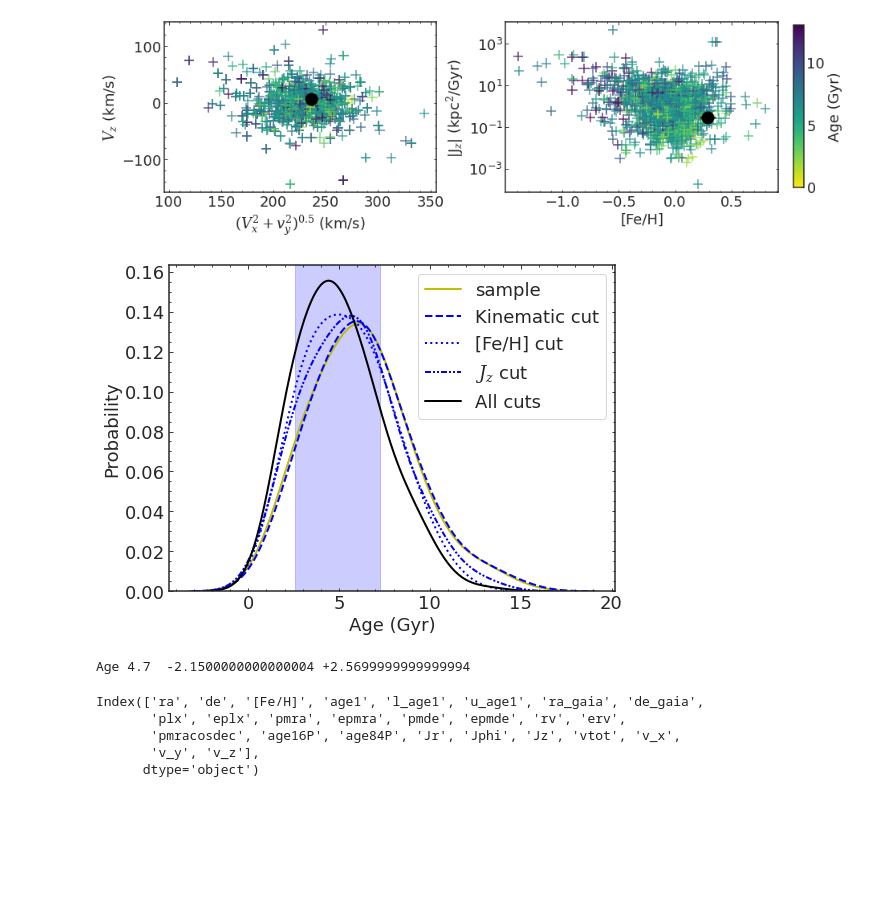
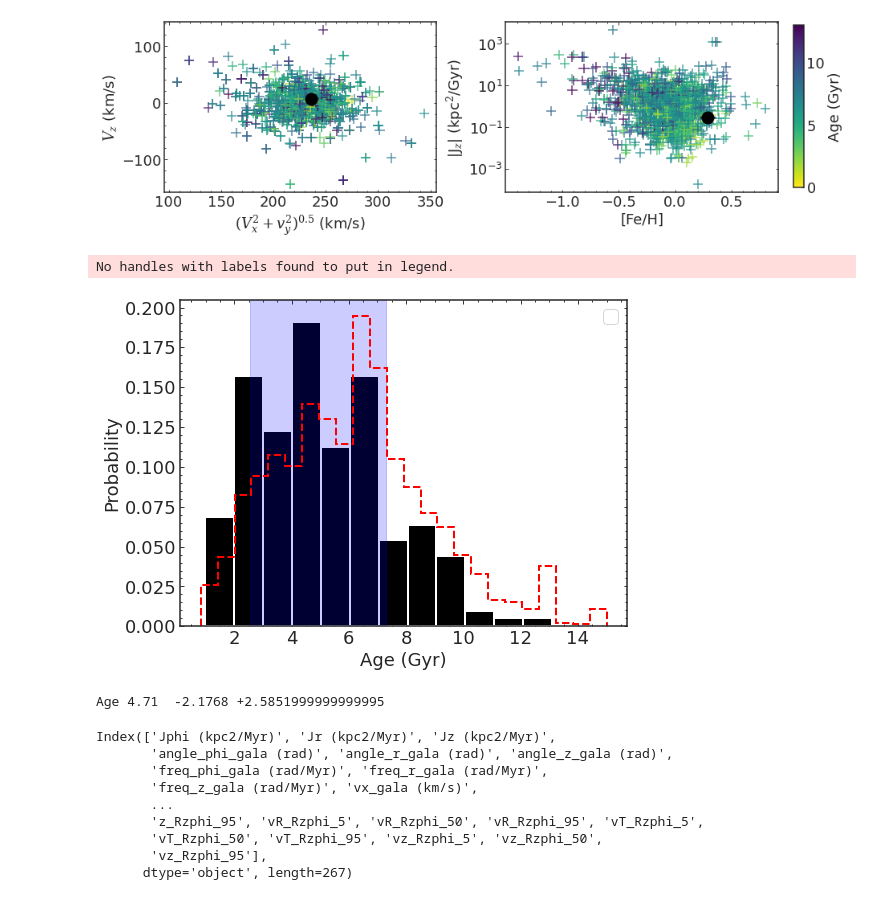
Before and after one commit to caganze/J1624, a Jupyter notebook: notebooks/Orbits and Kinematic Ages.ipynb, the cells around one changed output. Saved outputs shown, nothing was run; the diff lists cells and outputs as text; code cells hidden in the pictures; blank space fills up the shorter version.

```diff
--- a/notebooks/Orbits and Kinematic Ages.ipynb
+++ b/notebooks/Orbits and Kinematic Ages.ipynb
@@ -252,9 +246,9 @@ bjs[:,2].min()
 comb['Jr']=bjs[:,0]*1000
 comb['Jphi']=bjs[:,1]*1000
 comb['Jz']=bjs[:,2]*1000
-comb['vtot']=(bcoord.transform_to(galcen_frame).v_x**2+
+comb['vtot']=((bcoord.transform_to(galcen_frame).v_x**2+
                 bcoord.transform_to(galcen_frame).v_y**2+
-                bcoord.transform_to(galcen_frame).v_z**2)**0.5
-comb['v_x']=bcoord.transform_to(galcen_frame).v_x
-comb['v_y']=bcoord.transform_to(galcen_frame).v_y
-comb['v_z']=bcoord.transform_to(galcen_frame).v_z
+                bcoord.transform_to(galcen_frame).v_z**2)**0.5).value
+comb['v_x']=bcoord.transform_to(galcen_frame).v_x.value
+comb['v_y']=bcoord.transform_to(galcen_frame).v_y.value
+comb['v_z']=bcoord.transform_to(galcen_frame).v_z.value
@@ -261,5 +269,6 @@ comb['v_z']=bcoord.transform_to(galcen_frame).v_z
 # %%
-comb_r=comb.sample(n=int(1e5), replace=True)
+#comb_r=comb.sample(n=int(1e5), replace=True)
+comb_r=comb
 mask= np.logical_and(comb_r.Jz>-6.5, comb_r['[Fe/H]'].between(-2, 2))
 # %%
 fig, ax=plt.subplots()
@@ -348,35 +360,36 @@ STD_AGE=[np.percentile(comb_r.age1[np.logical_and.reduce([metal_cut, \
 # %%
 fig, ax=plt.subplots( figsize=(8, 6))
-#_=ax.hist(comb.age1, histtype='step', bins='auto', lw=2, density=True, \
-#          linestyle='--', color='r')
-_=sns.kdeplot(comb_r.age1, bw=0.5, lw=2, ax=ax, \
-              linestyle='-', label='sample',  color='y', alpha=0.5)
+_=ax.hist(comb.age1, histtype='step', bins='auto', lw=2, density=True, \
+          linestyle='--', color='r')
+#_=sns.kdeplot(comb_r.age1, bw=0.5, lw=2, ax=ax, \
+#              linestyle='-', label='sample',  color='y', alpha=0.5)
 
-_=sns.kdeplot(comb_r.age1[kinematic_cut], bw=0.5, lw=2, ax=ax, \
-              linestyle='dashed', label='Kinematic cut',  color='b', alpha=0.5)
+#_=sns.kdeplot(comb_r.age1[kinematic_cut], bw=0.5, lw=2, ax=ax, \
+#              linestyle='dashed', label='Kinematic cut',  color='b', alpha=0.5)
 
-_=sns.kdeplot(comb_r.age1[metal_cut], bw=0.5, lw=2, ax=ax, \
-              alpha=0.5, color='b', linestyle='dotted', \
-          label='[Fe/H] cut')
+#_=sns.kdeplot(comb_r.age1[metal_cut], bw=0.5, lw=2, ax=ax, \
+#              alpha=0.5, color='b', linestyle='dotted', \
+#          label='[Fe/H] cut')
 
-_=sns.kdeplot(comb_r.age1[angle_cut], bw=0.5, lw=2, ax=ax, \
-               alpha=0.5, color='b', linestyle=(0, (3, 1, 1, 1, 1, 1)),
-         label=r'$J_z$ cut')
+#_=sns.kdeplot(comb_r.age1[angle_cut], bw=0.5, lw=2, ax=ax, \
+#               alpha=0.5, color='b', linestyle=(0, (3, 1, 1, 1, 1, 1)),
+#         label=r'$J_z$ cut')
 
-_=sns.kdeplot(comb_r.age1[np.logical_and.reduce([metal_cut, angle_cut, kinematic_cut])], \
-              bw=0.5, lw=2, ax=ax, \
-               alpha=0.5, color='k',label='All cuts')
+_=ax.hist(comb_r.age1[np.logical_and.reduce([metal_cut, angle_cut, kinematic_cut])], \
+              bins='auto', lw=2, density=True, \
+          linestyle='-', color='k')
 
 #ax.axvline( MEDIAN_AGE, c='k')
 ax.axvspan(STD_AGE[0], STD_AGE[-1], alpha=0.2, color='blue')
 ax.set(xlabel='Age (Gyr)', ylabel='Probability')
 plt.legend()
 ax.minorticks_on()
 plt.savefig(FIG_FOLDER+'/age_constraints.pdf')
 # %% [output]
+No handles with labels found to put in legend.
-[figure, old version]
+[figure, new version]
 # %%
 print (r'Age {}  -{} +{}'.format(MEDIAN_AGE, MEDIAN_AGE-STD_AGE[0],  \
                                  STD_AGE[1]-MEDIAN_AGE))
 # %% [output]
-Age 4.7  -2.1500000000000004 +2.5699999999999994
+Age 4.71  -2.1768 +2.5851999999999995
@@ -385,8 +400,12 @@ Age 4.7  -2.1500000000000004 +2.5699999999999994
 # %%
-comb.columns
+galah.columns
 # %% [output]
-Index(['ra', 'de', '[Fe/H]', 'age1', 'l_age1', 'u_age1', 'ra_gaia', 'de_gaia',
-       'plx', 'eplx', 'pmra', 'epmra', 'pmde', 'epmde', 'rv', 'erv',
-       'pmracosdec', 'age16P', 'age84P', 'Jr', 'Jphi', 'Jz', 'vtot', 'v_x',
-       'v_y', 'v_z'],
-      dtype='object')
+Index(['Jphi (kpc2/Myr)', 'Jr (kpc2/Myr)', 'Jz (kpc2/Myr)',
+       'angle_phi_gala (rad)', 'angle_r_gala (rad)', 'angle_z_gala (rad)',
+       'freq_phi_gala (rad/Myr)', 'freq_r_gala (rad/Myr)',
+       'freq_z_gala (rad/Myr)', 'vx_gala (km/s)',
+       ...
+       'z_Rzphi_95', 'vR_Rzphi_5', 'vR_Rzphi_50', 'vR_Rzphi_95', 'vT_Rzphi_5',
+       'vT_Rzphi_50', 'vT_Rzphi_95', 'vz_Rzphi_5', 'vz_Rzphi_50',
+       'vz_Rzphi_95'],
+      dtype='object', length=267)
```
Also changed, not shown: parts of 29 cells of this notebook, 7 other files.
